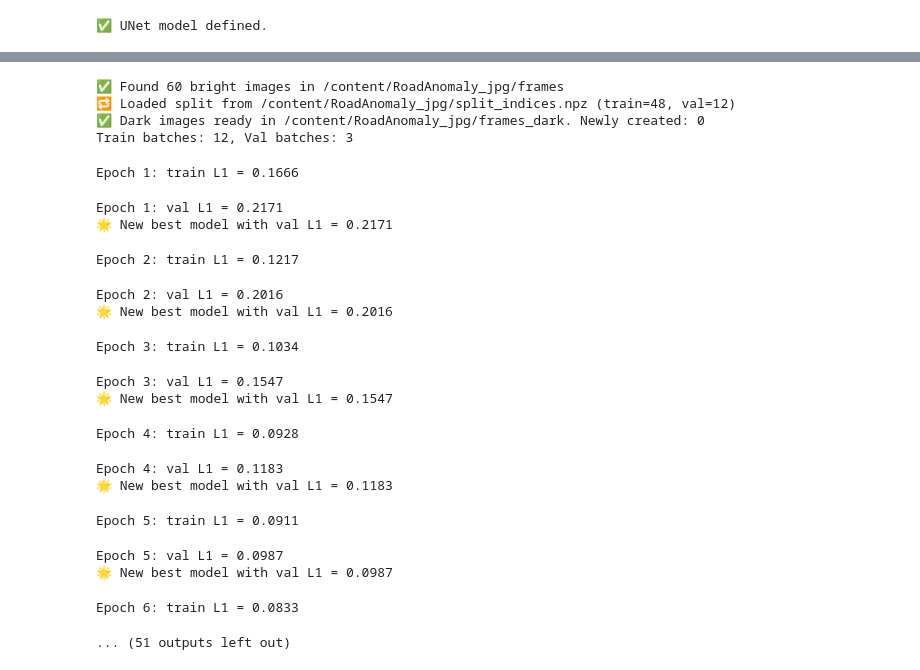
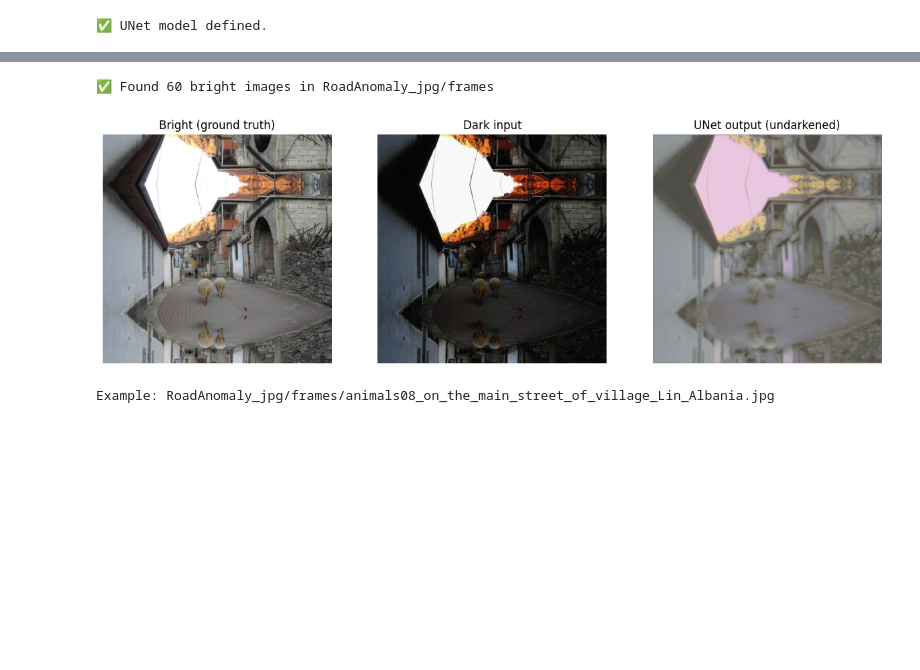
Before and after one commit to HussainMehdi/ACV-HitMyCarInDark, a Jupyter notebook: undark_with_cityscapes_fixed.ipynb, the cells around one changed output, grey strips where cells are left out. Drawn from its saved outputs; the diff is of its cells as text; code cells hidden in the pictures; blank space fills up the shorter version.

```diff
--- a/undark_with_cityscapes_fixed.ipynb
+++ b/undark_with_cityscapes_fixed.ipynb
@@ -33,15 +33,15 @@ else:
 
 
 # Dataset root (folder name after you upload/unzip RoadAnomaly_jpg)
-DATASET_ROOT = "/content/RoadAnomaly_jpg"
+DATASET_ROOT = "RoadAnomaly_jpg"
 
 # If you upload a zip named RoadAnomaly_jpg.zip, auto-unzip it
-zip_path = "/content/RoadAnomaly_jpg.zip"
+zip_path = "RoadAnomaly_jpg.zip"
 if (not os.path.isdir(DATASET_ROOT)) and os.path.isfile(zip_path):
     import zipfile
     print(f"Found {zip_path}, extracting to /content ...")
     with zipfile.ZipFile(zip_path, "r") as zf:
-        zf.extractall("/content")
+        zf.extractall("/")
     print("✅ Extraction done.")
 
 @dataclass
@@ -454,27 +454,9 @@ Example: /content/RoadAnomaly_jpg/frames/lost_tires08.jpg
 # %%
-cfg.num_epochs = 30;
-model = train_unet(cfg)
+# cfg.num_epochs = 30;
+# model = train_unet(cfg)
 if model is not None:
     visualize_example(model, cfg)
 # %% [output]
-✅ Found 60 bright images in /content/RoadAnomaly_jpg/frames
-🔁 Loaded split from /content/RoadAnomaly_jpg/split_indices.npz (train=48, val=12)
-✅ Dark images ready in /content/RoadAnomaly_jpg/frames_dark. Newly created: 0
-Train batches: 12, Val batches: 3
+✅ Found 60 bright images in RoadAnomaly_jpg/frames
+[figure, added]
-Epoch 1: train L1 = 0.1666
+Example: RoadAnomaly_jpg/frames/animals08_on_the_main_street_of_village_Lin_Albania.jpg
-Epoch 1: val L1 = 0.2171
-🌟 New best model with val L1 = 0.2171
-Epoch 2: train L1 = 0.1217
-Epoch 2: val L1 = 0.2016
-🌟 New best model with val L1 = 0.2016
-Epoch 3: train L1 = 0.1034
-Epoch 3: val L1 = 0.1547
-🌟 New best model with val L1 = 0.1547
-Epoch 4: train L1 = 0.0928
-Epoch 4: val L1 = 0.1183
-🌟 New best model with val L1 = 0.1183
-Epoch 5: train L1 = 0.0911
-Epoch 5: val L1 = 0.0987
-🌟 New best model with val L1 = 0.0987
-Epoch 6: train L1 = 0.0833
-... (51 outputs left out)
```
Also changed, not shown: parts of 7 cells of this notebook.
